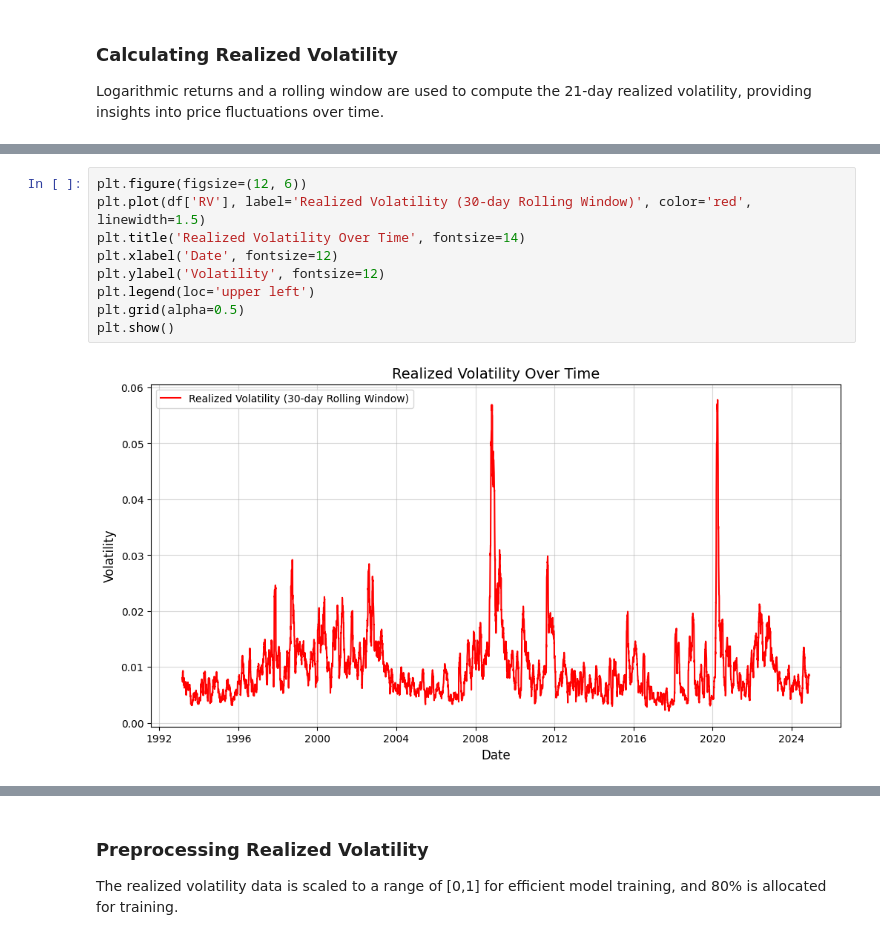
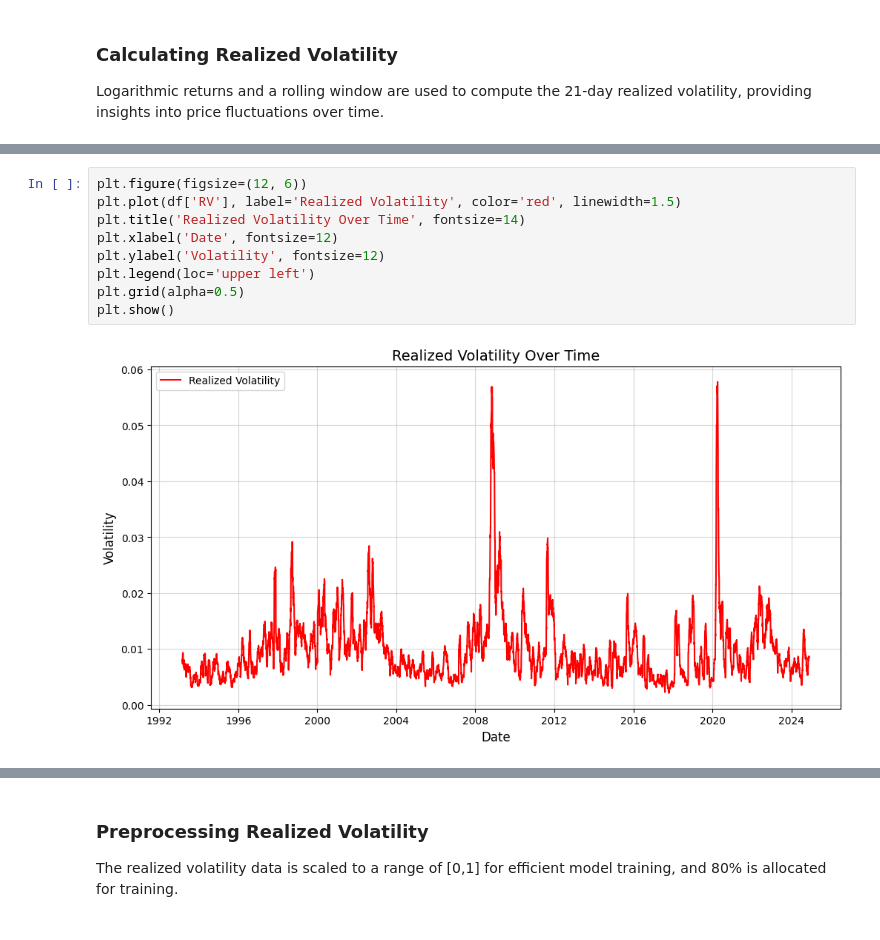
Before and after one commit to HamedFarahani89/Deep-Learning-for-Volatility-Prediction, a Jupyter notebook: Volatility_Prediction_using_Deep_Neural_Networks.ipynb, the cells around one changed output, grey strips where cells are left out. Cells and saved outputs as stored; diff of their text form.

```diff
--- a/Volatility_Prediction_using_Deep_Neural_Networks.ipynb
+++ b/Volatility_Prediction_using_Deep_Neural_Networks.ipynb
@@ -147,12 +182,12 @@ df['RV']
 dtype: float64
 # %%
 plt.figure(figsize=(12, 6))
-plt.plot(df['RV'], label='Realized Volatility (30-day Rolling Window)', color='red', linewidth=1.5)
+plt.plot(df['RV'], label='Realized Volatility', color='red', linewidth=1.5)
 plt.title('Realized Volatility Over Time', fontsize=14)
 plt.xlabel('Date', fontsize=12)
 plt.ylabel('Volatility', fontsize=12)
 plt.legend(loc='upper left')
 plt.grid(alpha=0.5)
 plt.show()
 # %% [output]
-[figure, old version]
+[figure, new version]
```
Also changed, not shown: parts of 6 cells of this notebook.
